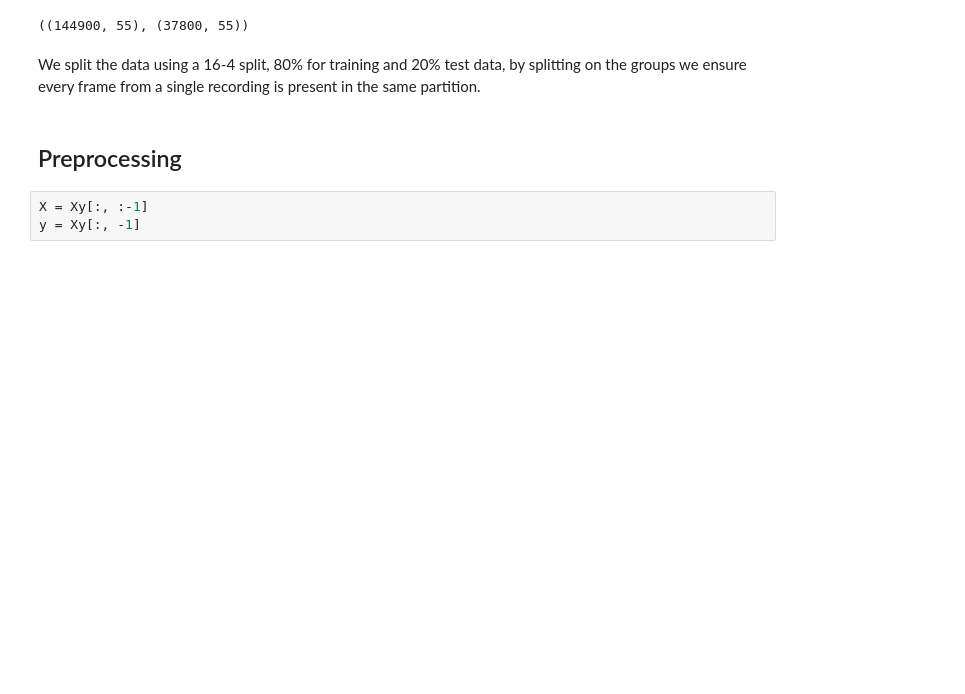
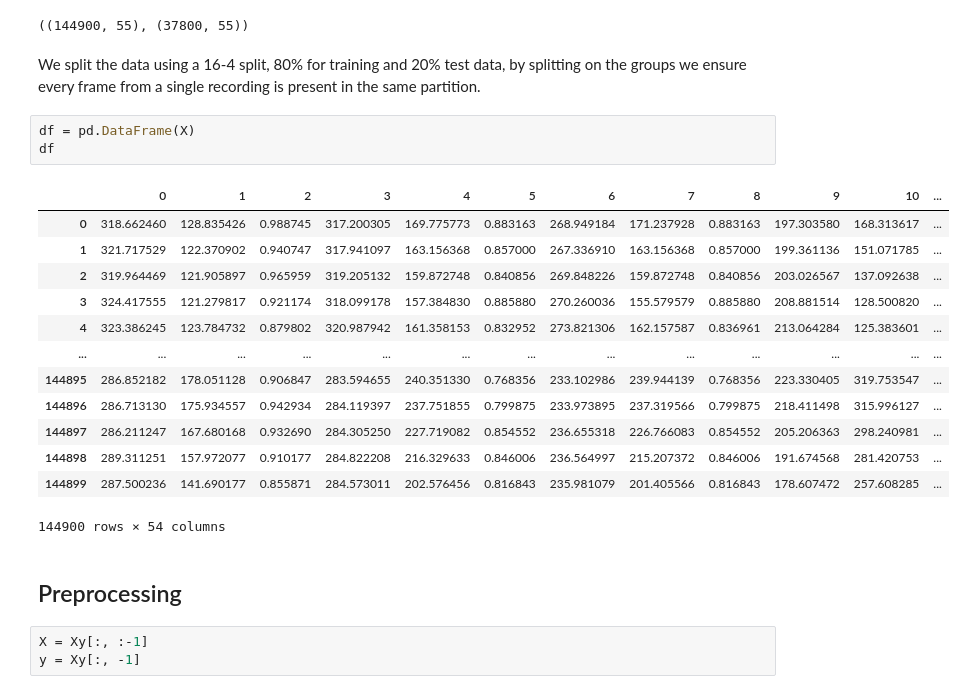
Before and after one commit to adelinagiurea0865/traditioneleML, a Jupyter notebook: sprint1.ipynb, the cells around one changed output. Cells and saved outputs as stored; diff of their text form; blank space fills up the shorter version.

```diff
--- a/sprint1.ipynb
+++ b/sprint1.ipynb
@@ -93,6 +94,23 @@ Xy.shape, Xy_test.shape
 ((144900, 55), (37800, 55))
 # %% [markdown]
 We split the data using a 16-4 split, 80% for training and 20% test data, by splitting on the groups we ensure every frame from a single recording is present in the same partition.
+# %%
+df = pd.DataFrame(X)
+df
+# %% [output]
+|  | 0 | 1 | 2 | 3 | 4 | 5 | 6 | 7 | 8 | 9 | 10 | ... |
+| 0 | 318.662460 | 128.835426 | 0.988745 | 317.200305 | 169.775773 | 0.883163 | 268.949184 | 171.237928 | 0.883163 | 197.303580 | 168.313617 | ... |
+| 1 | 321.717529 | 122.370902 | 0.940747 | 317.941097 | 163.156368 | 0.857000 | 267.336910 | 163.156368 | 0.857000 | 199.361136 | 151.071785 | ... |
+| 2 | 319.964469 | 121.905897 | 0.965959 | 319.205132 | 159.872748 | 0.840856 | 269.848226 | 159.872748 | 0.840856 | 203.026567 | 137.092638 | ... |
+| 3 | 324.417555 | 121.279817 | 0.921174 | 318.099178 | 157.384830 | 0.885880 | 270.260036 | 155.579579 | 0.885880 | 208.881514 | 128.500820 | ... |
+| 4 | 323.386245 | 123.784732 | 0.879802 | 320.987942 | 161.358153 | 0.832952 | 273.821306 | 162.157587 | 0.836961 | 213.064284 | 125.383601 | ... |
+| ... | ... | ... | ... | ... | ... | ... | ... | ... | ... | ... | ... | ... |
+| 144895 | 286.852182 | 178.051128 | 0.906847 | 283.594655 | 240.351330 | 0.768356 | 233.102986 | 239.944139 | 0.768356 | 223.330405 | 319.753547 | ... |
+| 144896 | 286.713130 | 175.934557 | 0.942934 | 284.119397 | 237.751855 | 0.799875 | 233.973895 | 237.319566 | 0.799875 | 218.411498 | 315.996127 | ... |
+| 144897 | 286.211247 | 167.680168 | 0.932690 | 284.305250 | 227.719082 | 0.854552 | 236.655318 | 226.766083 | 0.854552 | 205.206363 | 298.240981 | ... |
+| 144898 | 289.311251 | 157.972077 | 0.910177 | 284.822208 | 216.329633 | 0.846006 | 236.564997 | 215.207372 | 0.846006 | 191.674568 | 281.420753 | ... |
+| 144899 | 287.500236 | 141.690177 | 0.855871 | 284.573011 | 202.576456 | 0.816843 | 235.981079 | 201.405566 | 0.816843 | 178.607472 | 257.608285 | ... |
+144900 rows × 54 columns
 # %% [markdown]
 ## Preprocessing
 # %%
```
Also changed, not shown: parts of 28 cells of this notebook.
